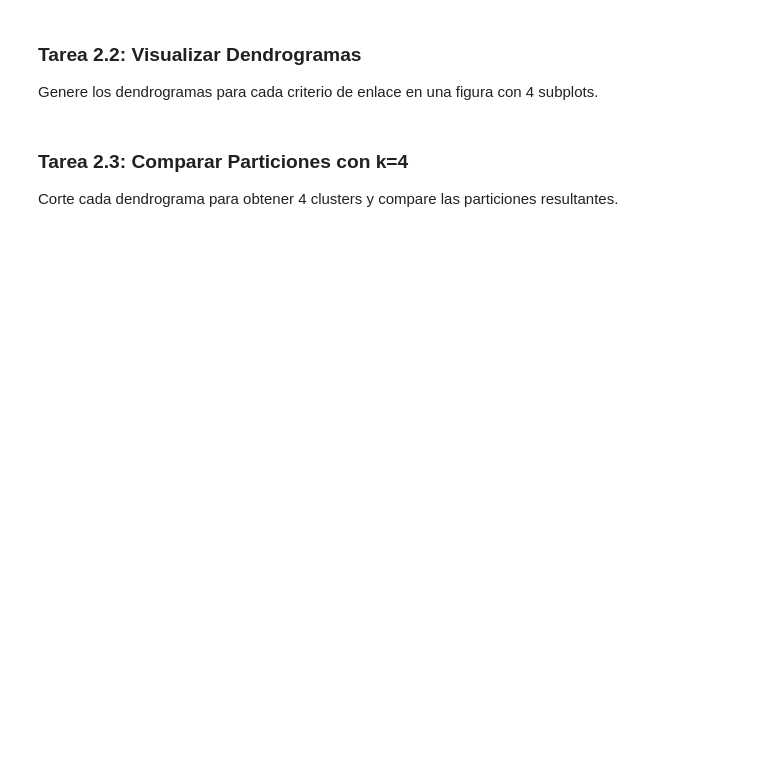
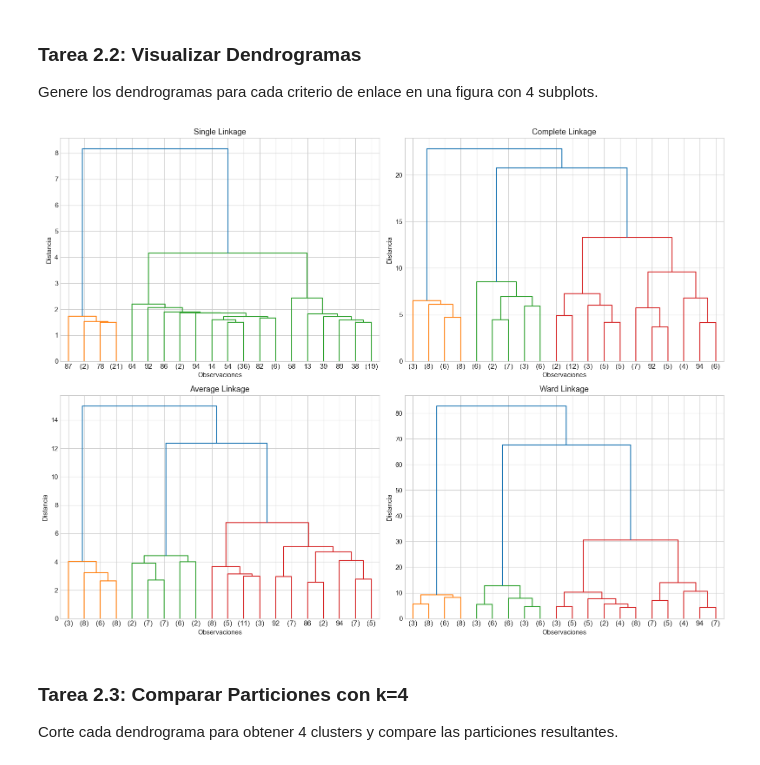
Before and after one commit to choppeb7/aprendizaje-no-supervisado, a Jupyter notebook: Notebooks_Clustering/2_Clustering_Jerarquico_Ejercicios.ipynb, the cells around one changed output. Saved outputs shown, nothing was run; the diff lists cells and outputs as text; code cells hidden in the pictures; blank space fills up the shorter version.

```diff
--- a/Notebooks_Clustering/2_Clustering_Jerarquico_Ejercicios.ipynb
+++ b/Notebooks_Clustering/2_Clustering_Jerarquico_Ejercicios.ipynb
@@ -192,22 +265,27 @@ Genere los dendrogramas para cada criterio de enlace en una figura con 4 subplot
 # %%
 # TODO: Crear figura con 4 dendrogramas
 fig, axes = plt.subplots(2, 2, figsize=(16, 12))
 axes = axes.flatten()
 
 for idx, metodo in enumerate(metodos):
     ax = axes[idx]
 
     # TODO: Generar dendrograma para cada método
     # Use truncate_mode='lastp', p=20 para visualización más clara
 
     # Su código aquí
-
+    dendrogram(resultados_linkage[metodo],
+                 ax=ax,
+                 truncate_mode='lastp',
+                 p=20)
     ax.set_title(f'{metodo.capitalize()} Linkage')
     ax.set_xlabel('Observaciones')
     ax.set_ylabel('Distancia')
 
 plt.tight_layout()
 plt.show()
+# %% [output]
+[figure, added]
 # %% [markdown]
 ### Tarea 2.3: Comparar Particiones con k=4
 
```
Also changed, not shown: parts of 17 cells of this notebook, 1 other file.
